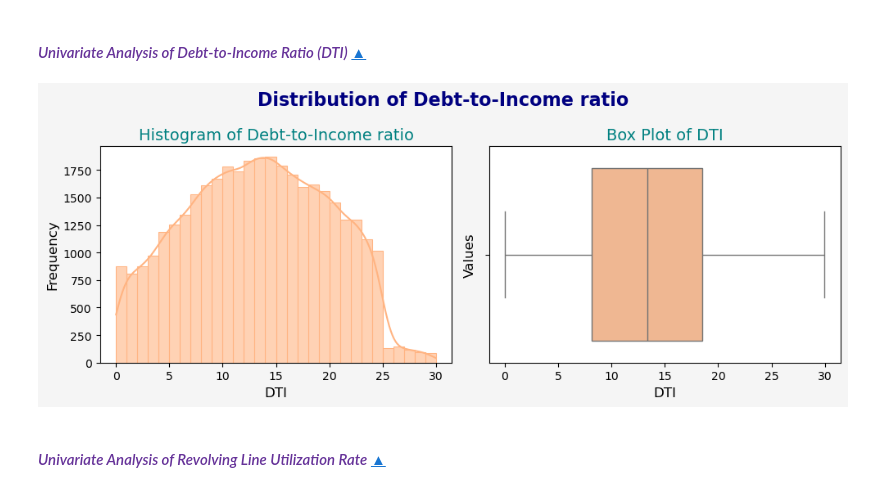
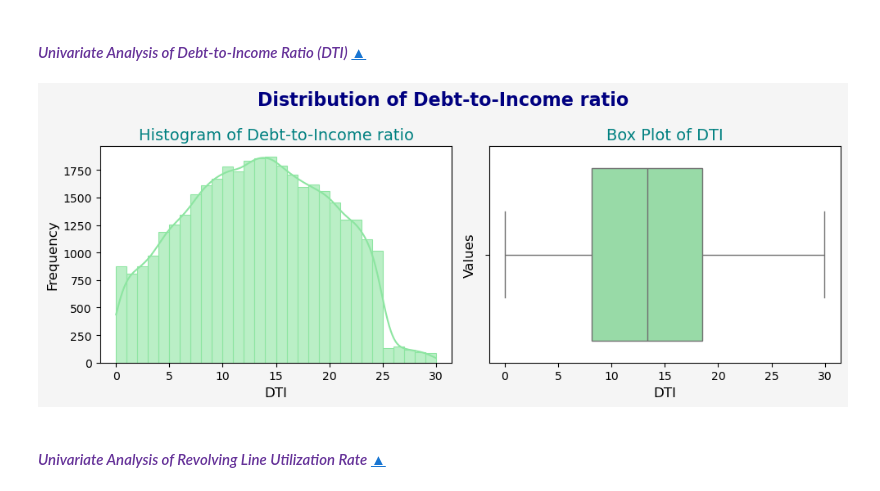
Before and after one commit to svenkatlata/Lending_Club_Case_Study, a Jupyter notebook: Lending_Club_Case_Study_EDA.ipynb, the cells around one changed output. Drawn from its saved outputs; the diff is of its cells as text; code cells hidden in the pictures.

```diff
--- a/Lending_Club_Case_Study_EDA.ipynb
+++ b/Lending_Club_Case_Study_EDA.ipynb
@@ -1060,6 +1060,9 @@ loan = loan_no_outliers
 ### <a id = 'numerical-variables'>A. Numerical Variables</a>
 # %% [markdown]
 > After Handling the Outliers, we performed Univariate Analysis on the following columns: **'loan_amnt', 'funded_amnt', 'funded_amnt_inv', 'int_rate', 'annual_inc', 'inq_last_6mths', 'open_acc', 'total_acc', 'total_rec_prncp'**
+# %%
+# Customized colors
+colors = sns.color_palette('pastel', n_colors=10)
 # %% [markdown]
 #### _<a id = 'step22'><font color = 'RebeccaPurple'>Univariate Analysis of Loan Amounts</font></a>_ [▲](#top1)
 # %%
@@ -1085,9 +1088,6 @@ fig, axes = plt.subplots(1, 3, figsize=(10, 4))
 # Formatting Figure
 fig.suptitle('Distribution of Loan Amounts', fontsize=16, fontweight='bold', color='navy')
 fig.patch.set_facecolor('whitesmoke')  # Background color for the figure
-
-# Customize colors
-colors = sns.color_palette('pastel', n_colors=len(columns_of_interest))
 
 # Customize titles
 titles = ['Loan Amount', 'Funded Amount', 'Investor Funded Amount']
@@ -1180,12 +1180,12 @@ plot_hist_and_box(loan, column_of_interest, titles, labelx, colors[1])
 # %%
 # Data Visualisation for 'dti'
 column_of_interest = 'dti'
 titles = ['Distribution of Debt-to-Income ratio', 'Histogram of Debt-to-Income ratio', 'Box Plot of DTI']
 labelx = 'DTI'
 
-plot_hist_and_box(loan, column_of_interest, titles, labelx, colors[1])
+plot_hist_and_box(loan, column_of_interest, titles, labelx, colors[2])
 # %% [output]
-[figure, old version]
+[figure, new version]
 # %% [markdown]
 #### _<a id = 'step27'><font color = 'RebeccaPurple'>Univariate Analysis of Revolving Line Utilization Rate</font></a>_ [▲](#top1)
 # %%
```
Also changed, not shown: parts of 6 cells of this notebook.
